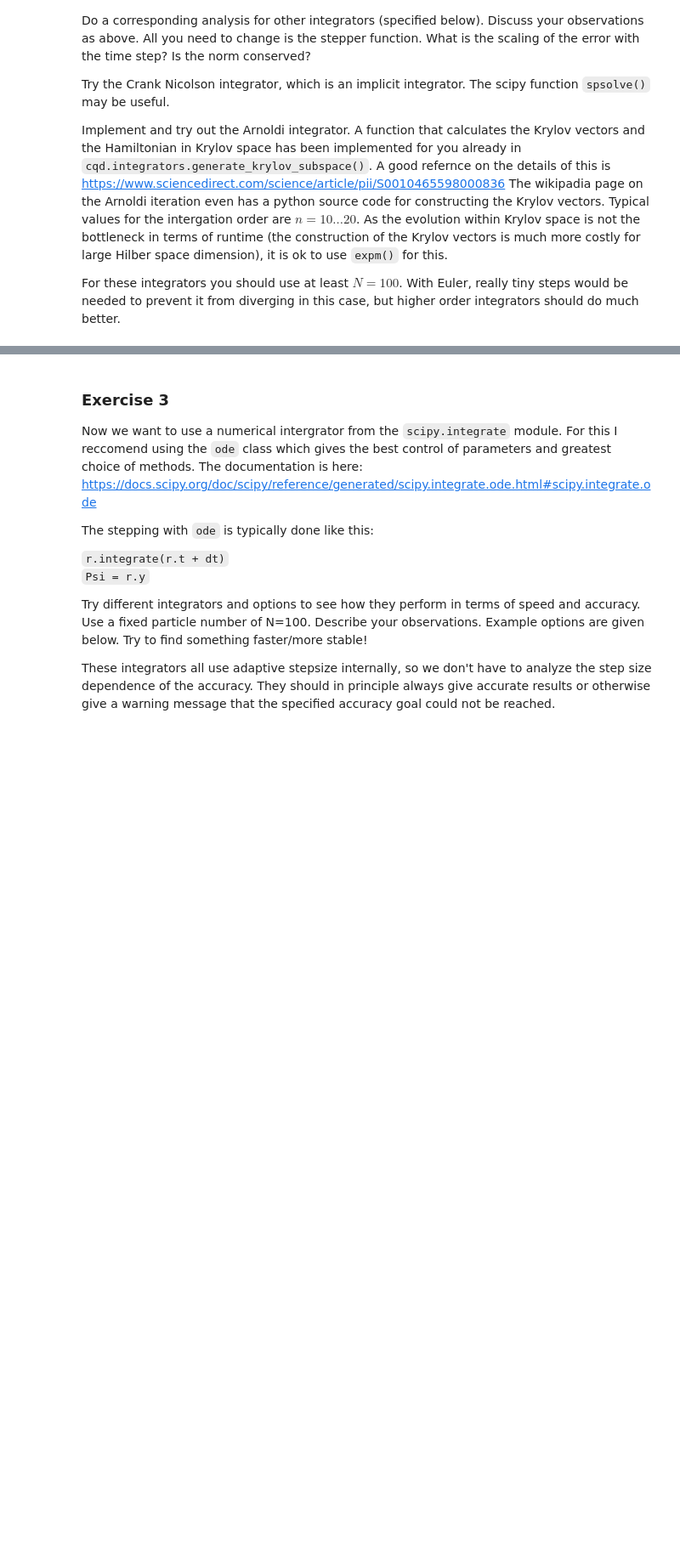
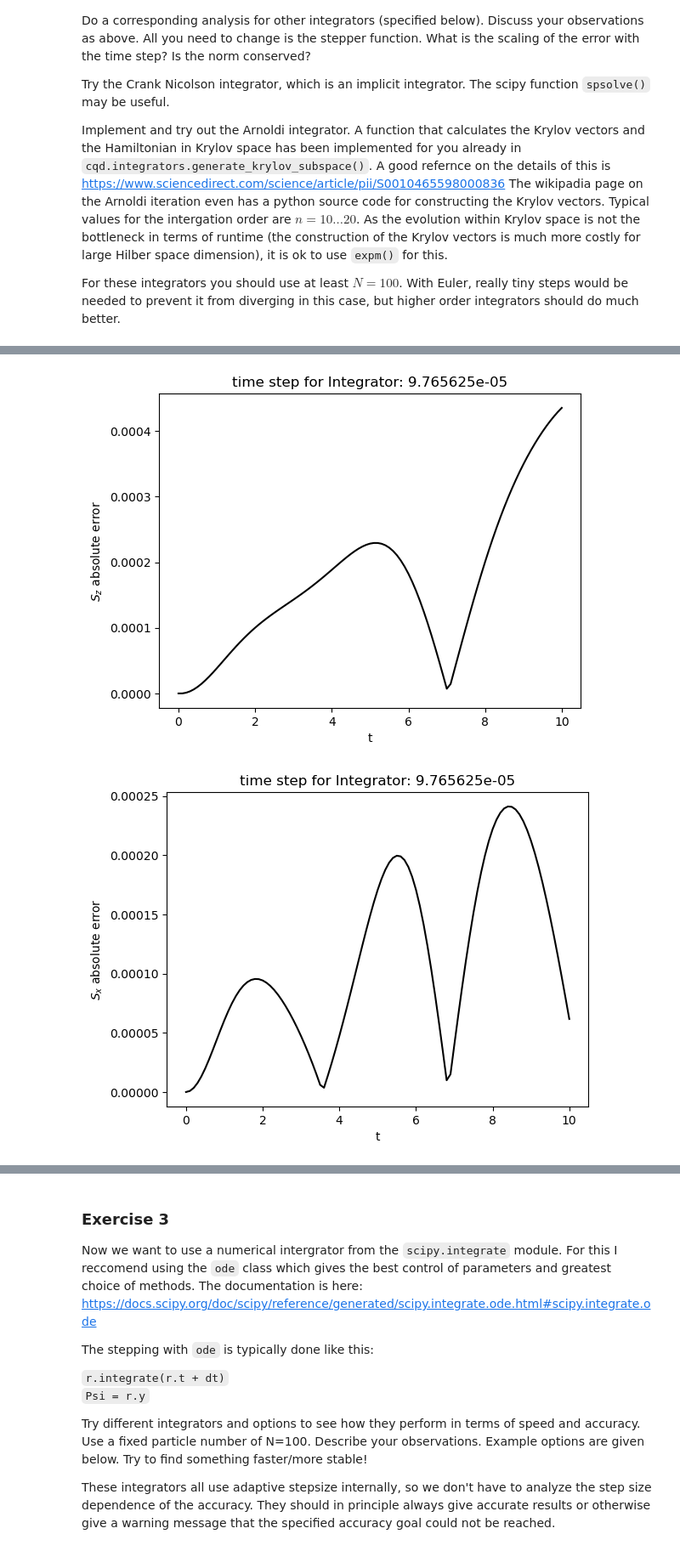
Before and after one commit to Abiyzelalem27/QuantumDynamicsLab, a Jupyter notebook: Solutions/exercise6_sol.ipynb, the cells around one changed output, grey strips where cells are left out. Shown at 85% size. Saved outputs shown, nothing was run; the diff lists cells and outputs as text; code cells hidden in the pictures; blank space fills up the shorter version.

```diff
--- a/Solutions/exercise6_sol.ipynb
+++ b/Solutions/exercise6_sol.ipynb
@@ -139,0 +210,8 @@ For these integrators you should use at least $N=100$. With Euler, really tiny s
+# %%
+# in each iteration, divide the step size by some factor
+red_factor = 2 # must be integer in this implementation
+n_red_step = 11
+stepper = cqd.integrators.RK2_step
+stepper_args = []
+
+deviations, step_sizes = cqd.integrators.loop_time_step(stepper, obsv_vec, H_mat, ini, tvec_output, red_factor, n_red_step, stepper_args)
@@ -139,0 +236,7 @@ For these integrators you should use at least $N=100$. With Euler, really tiny s
+# %%
+idx_stepsize = -1
+
+cqd.plotting.plot_deviations(idx_stepsize, deviations, tvec_output, step_sizes)
+# %% [output]
+[figure, added]
+[figure, added]
```
Also changed, not shown: parts of 49 cells of this notebook, 10 other files.
